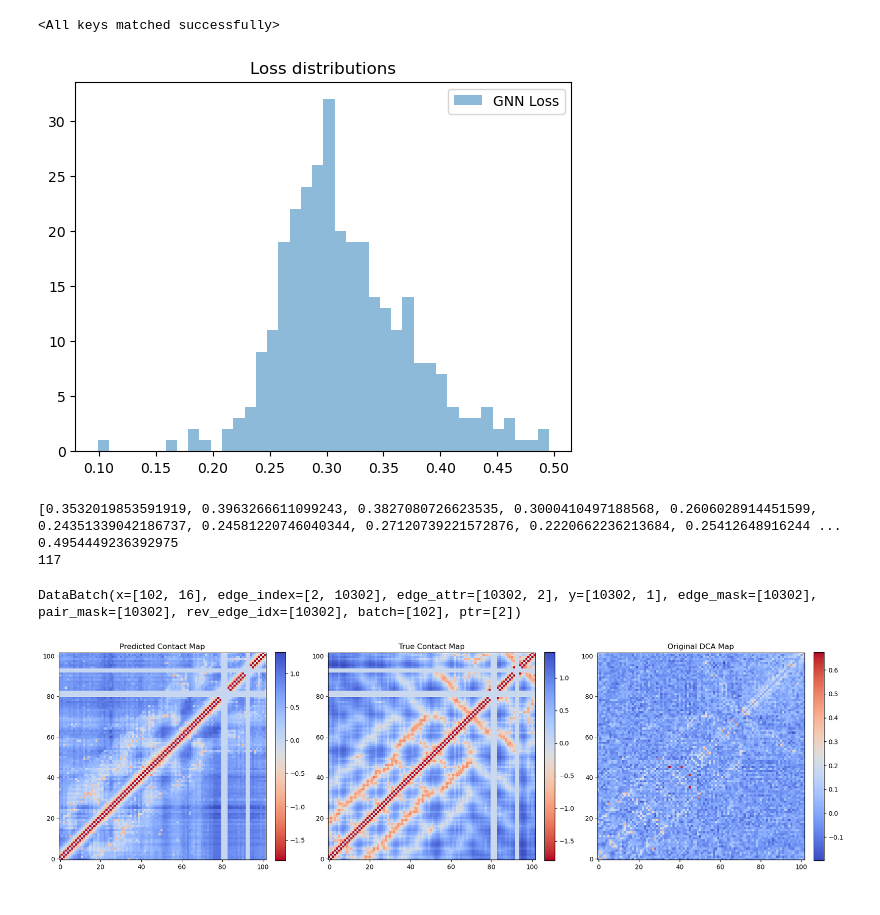
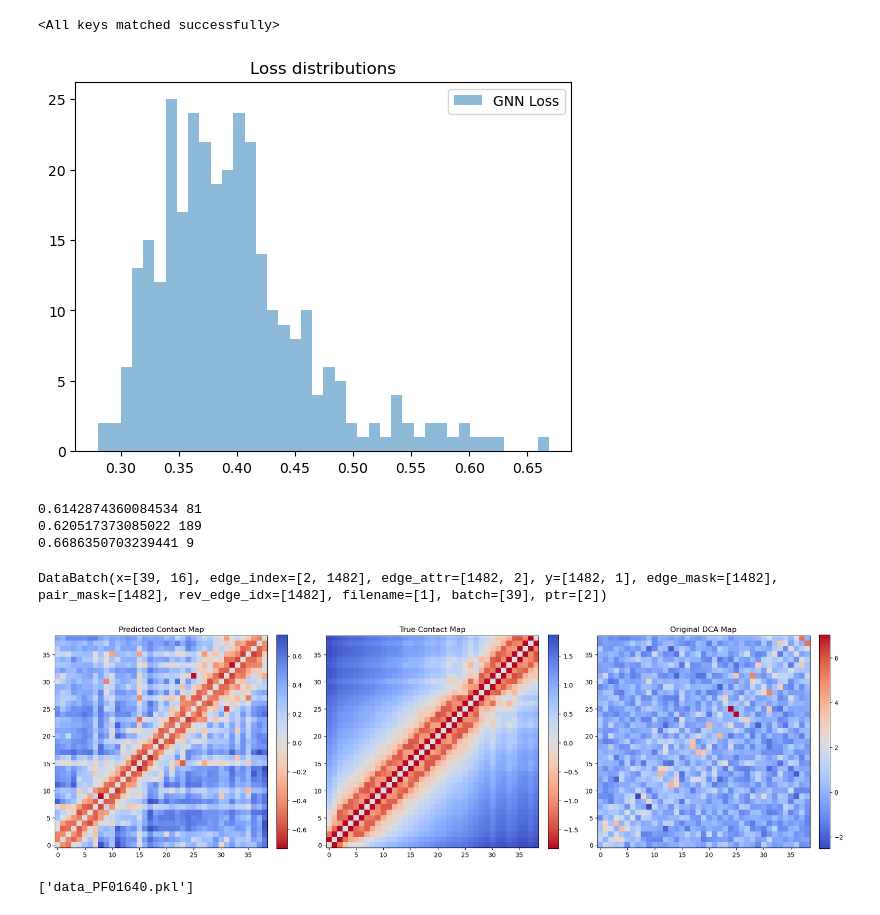
Before and after one commit to Fabiog17/Internship, a Jupyter notebook: Regressor_1.ipynb, the cells around one changed output. Cells and saved outputs as stored; diff of their text form; code cells hidden in the pictures.

Commit message:
Tuning of regressor_1

```diff
--- a/Regressor_1.ipynb
+++ b/Regressor_1.ipynb
@@ -290,18 +319,3 @@ def triangle_inequality_loss_sampled(pred_dist_matrix, mask_matrix, num_samples=
         return torch.tensor(0.0, device=device)
 
     return torch.mean(violations**2)
-# %%
-from torch_geometric.utils import to_dense_adj
-def compute_loss(batch,pred_dist,true_dist):
-    loss_fn = torch.nn.L1Loss()
-    mask = batch.edge_mask
-    main_loss = loss_fn(pred_dist[mask & batch.pair_mask], true_dist[mask & batch.pair_mask])
-
-    sym_loss = F.mse_loss(pred_dist[mask & batch.pair_mask], pred_dist[batch.rev_edge_idx][mask & batch.pair_mask])
-
-    dense_pred = to_dense_adj(batch.edge_index, batch.batch, edge_attr=pred_dist)
-    dense_mask = to_dense_adj(batch.edge_index,batch.batch,edge_attr=batch.edge_mask.float()).bool()
-    tri_loss = triangle_inequality_loss_sampled(dense_pred, dense_mask)
-
-    loss = main_loss + 0.01 * tri_loss + 0.01*sym_loss
-    return loss
@@ -308,27 +373,27 @@ def compute_loss(batch,pred_dist,true_dist):
 # %%
 device= torch.device('cuda' if torch.cuda.is_available() else 'cpu')
-model = EdgeGNN(node_in_ch=16, sep_emb_dim=8, hidden_ch=128, mlp_hidden_ch=64, GNN_layers=4).to(device)
+model = EdgeGNN(node_in_ch=16, sep_emb_dim=8, hidden_ch=64, mlp_hidden_ch=32, GNN_layers=3).to(device)
 
-save_path = "best_model_regressor.pt"
+save_path = "best_model_regressor_2.pt"
 #to load an old model
-state_dict = torch.load(save_path)
-model.load_state_dict(state_dict)
+# state_dict = torch.load(save_path)
+# model.load_state_dict(state_dict)
 
 
 
 ##controllare parametri, valore medio sul grafo o da un valore diverso ad ogni edge? In tal modo quelle grosse sonon molto più pesanti e rilevanti (dividere per numero do edge???)
 #vedere sec'e un  modo per meedialre la loss sugli edge (moduli di torch geometric o torch scatter)
-optimizer = torch.optim.Adam(model.parameters(), lr=0.001)
-scheduler = torch.optim.lr_scheduler.ReduceLROnPlateau(optimizer,mode='min',factor=0.5, patience=5,min_lr=1e-6)
+optimizer = torch.optim.AdamW(model.parameters(), lr=3e-4, weight_decay=1e-5)
+scheduler = torch.optim.lr_scheduler.ReduceLROnPlateau(optimizer,mode='min',factor=0.5, patience=20,min_lr=1e-6)
 
 train_losses = []
 val_losses = []
 
 best_val_loss = float('inf')
-patience = 20
+patience = 1000
 epochs_no_improve = 0
 
-for epoch in range(1000):
+for epoch in range(10000):
 
     model.train()
     total_loss = 0.0
@@ -344,12 +409,13 @@ for epoch in range(1000):
         true_dist = batch.y.squeeze(-1)
         pred_dist = pred_dist.squeeze(-1)
 
-        loss=compute_loss(batch,pred_dist,true_dist)
+        loss=compute_loss(batch,pred_dist,true_dist,epoch)
         n_edges = mask.sum().item()
         total_loss += loss.item() * n_edges
         total_edges += n_edges
 
         loss.backward()
+        torch.nn.utils.clip_grad_norm_(model.parameters(), 1.0)  #gradient clipping
         optimizer.step()
 
     train_loss = total_loss / max(total_edges, 1)
@@ -367,7 +433,7 @@ for epoch in range(1000):
             true_dist = batch.y.squeeze(-1)
             mask = batch.edge_mask
 
-            loss=compute_loss(batch,pred_dist,true_dist)
+            loss=compute_loss(batch,pred_dist,true_dist,epoch)
 
             n_edges = mask.sum().item()
             total_loss_val += loss.item() * n_edges
@@ -411,5 +495,5 @@ plt.show()
 # %%
-save_path = "best_model_regressor.pt"
+save_path = "best_model_regressor_1.pt"
 state_dict = torch.load(save_path)
 model.load_state_dict(state_dict)
 # %% [output]
@@ -471,22 +555,24 @@ plt.hist(all_losses, bins=40, alpha=0.5, label=f"GNN Loss")
 plt.legend()
 plt.title("Loss distributions")
 plt.show()
-
-print(all_losses)
-print(max(all_losses))
-print(all_losses.index(max(all_losses)))
 # %% [output]
-[figure, old version]
+[figure, new version]
-[0.3532019853591919, 0.3963266611099243, 0.3827080726623535, 0.3000410497188568, 0.2606028914451599, 0.24351339042186737, 0.24581220746040344, 0.27120739221572876, 0.2220662236213684, 0.25412648916244 ...
-0.4954449236392975
-117
+# %%
+sorted_losses = sorted(enumerate(all_losses), key=lambda x: x[1])
+
+# First 3 minimum values and their indices
+for idx, val in sorted_losses[len(sorted_losses)-3:len(sorted_losses)]:
+    print(val, idx)
+# %% [output]
+0.6142874360084534 81
+0.620517373085022 189
+0.6686350703239441 9
 # %%
-pos=117
-
+pos=9
 
 i=0
 with torch.no_grad():
-    for batch in train_loader:
+    for batch in test_loader:
         if i==pos:
             batch = batch.to(device)
             _, pred_dist = model(batch)
@@ -498,32 +584,32 @@ print(batch)
 
 mask = batch.edge_mask #& batch.pair_mask
 
 pred_dist_map = graph_to_matrix(batch, pred_dist.squeeze(-1).cpu(), mask.cpu())
 true_dist_map = graph_to_matrix(batch, batch.y.cpu(),mask.cpu())
 original_dca_map = graph_to_matrix(batch, batch.edge_attr[:,0].cpu())
 
 
 fig, axes = plt.subplots(1, 3, figsize=(18, 6))  # 1 row, 3 columns
 
 # --- Predicted Distance Map ---
 im0 = axes[0].imshow(pred_dist_map, cmap='coolwarm_r', origin='lower')
 axes[0].set_title("Predicted Contact Map")
 plt.colorbar(im0, ax=axes[0], fraction=0.046, pad=0.04)
 
 # --- True Distance Map ---
 
 
 im1 = axes[1].imshow(true_dist_map, cmap='coolwarm_r', origin='lower')
 axes[1].set_title("True Contact Map")
 plt.colorbar(im1, ax=axes[1], fraction=0.046, pad=0.04)
 
 # --- Original DCA Map ---
 im2 = axes[2].imshow(original_dca_map, cmap='coolwarm', origin='lower')
 axes[2].set_title("Original DCA Map")
 plt.colorbar(im2, ax=axes[2], fraction=0.046, pad=0.04)
 
 plt.tight_layout()
 plt.show()
 # %% [output]
-DataBatch(x=[102, 16], edge_index=[2, 10302], edge_attr=[10302, 2], y=[10302, 1], edge_mask=[10302], pair_mask=[10302], rev_edge_idx=[10302], batch=[102], ptr=[2])
+DataBatch(x=[39, 16], edge_index=[2, 1482], edge_attr=[1482, 2], y=[1482, 1], edge_mask=[1482], pair_mask=[1482], rev_edge_idx=[1482], filename=[1], batch=[39], ptr=[2])
-[figure, old version]
+[figure, new version]
@@ -538,0 +616,4 @@ def regression_metrics(pred, true, mask, batch):
+# %%
+batch.filename
+# %% [output]
+['data_PF01640.pkl']
```
Also changed, not shown: parts of 11 cells of this notebook, 5 other files.
